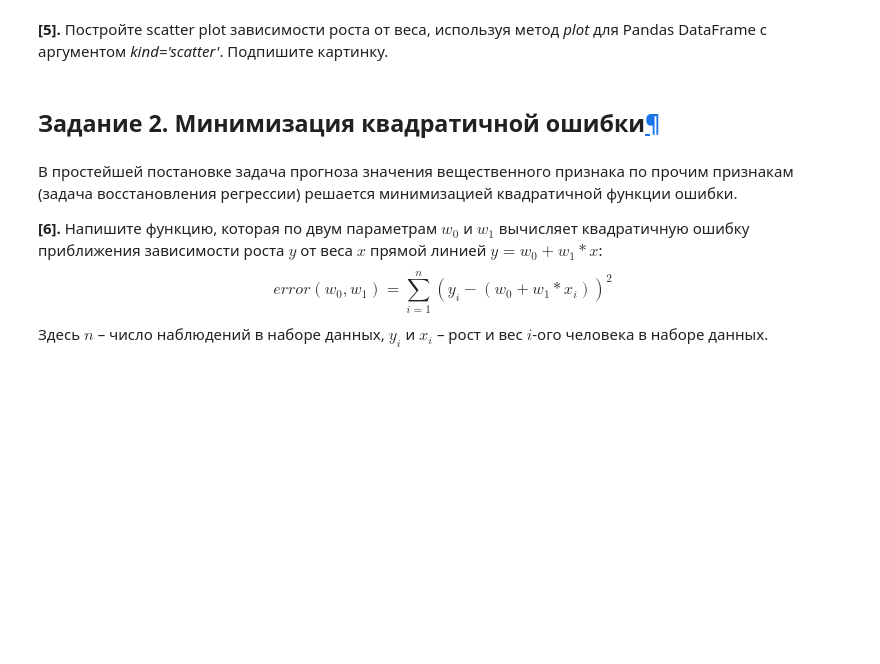
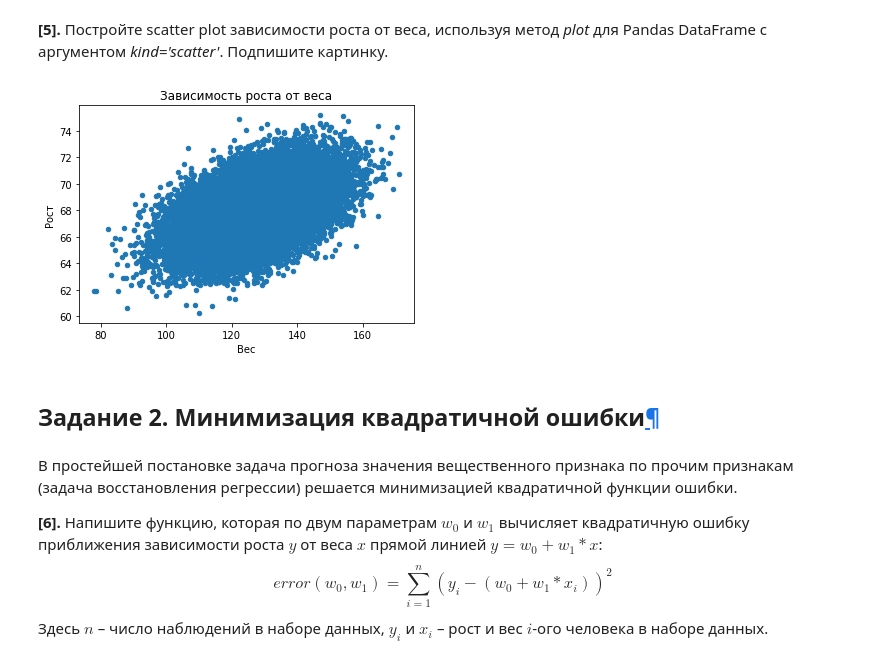
Before and after one commit to Mynzhassar/machine-learning-and-data-analysis, a Jupyter notebook: 2-supervised-learning/week_1/assignments/1_1_peer_review_linreg_height_weight.ipynb, the cells around one changed output. Drawn from its saved outputs; the diff is of its cells as text; code cells hidden in the pictures; blank space fills up the shorter version.

```diff
--- a/2-supervised-learning/week_1/assignments/1_1_peer_review_linreg_height_weight.ipynb
+++ b/2-supervised-learning/week_1/assignments/1_1_peer_review_linreg_height_weight.ipynb
@@ -97,3 +119,9 @@ data['weight_cat'] = data['Weight'].apply(weight_category)
+# %%
+# Ваш код здесь
+data_plot = data.plot(y='Height', x='Weight', kind='scatter', title="Зависимость роста от веса");
+data_plot.set(ylabel="Рост", xlabel="Вес");
+# %% [output]
+[figure, added]
 # %% [markdown]
 
 <h2 id="Задание-2.-Минимизация-квадратичной-ошибки">Задание 2. Минимизация квадратичной ошибки<a class="anchor-link" href="#Задание-2.-Минимизация-квадратичной-ошибки">¶</a></h2>
```
Also changed, not shown: parts of 29 cells of this notebook.
